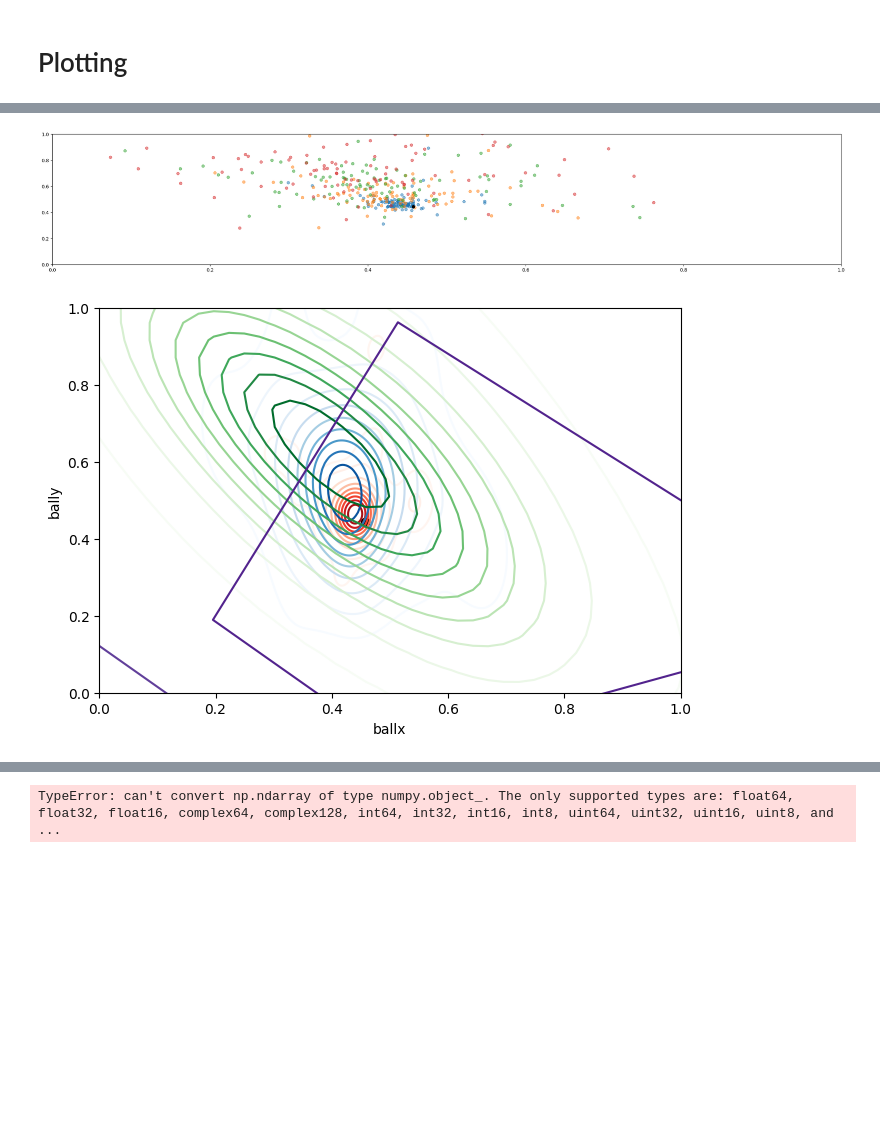
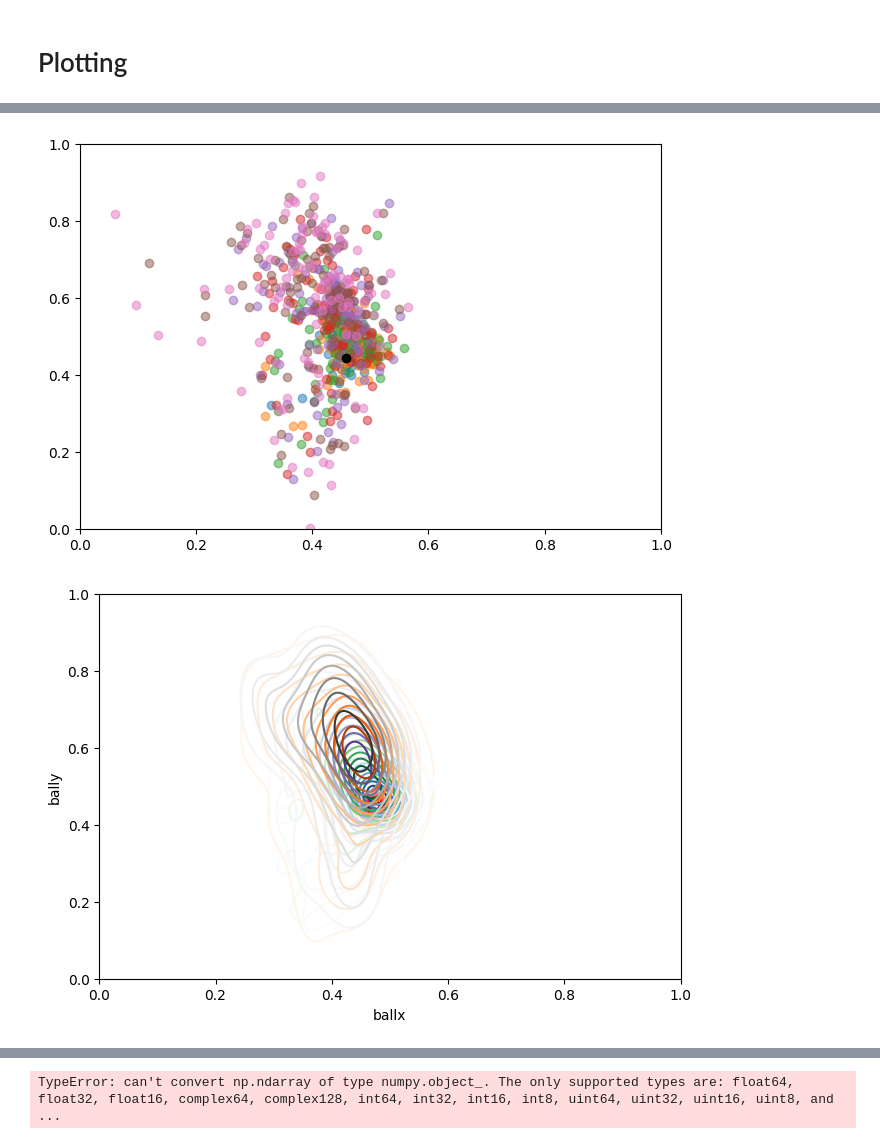
Before and after one commit to nvsclub/LargeTrackingModel, a Jupyter notebook: X2001 Modeling copy.ipynb, the cells around one changed output, grey strips where cells are left out. Saved outputs shown, nothing was run; the diff lists cells and outputs as text; code cells hidden in the pictures; blank space fills up the shorter version.

```diff
--- a/X2001 Modeling copy.ipynb
+++ b/X2001 Modeling copy.ipynb
@@ -27,7 +27,7 @@ DEVICE = torch.device('cuda' if torch.cuda.is_available() else 'cpu')
 # %%
 data = pd.read_feather('data/tracking2.feather')
 # %%
-features = []
+features = ['playDirection']
 # add context vars
 i = 1
 data_context = data.shift(i)
@@ -192,7 +145,7 @@ len(features)
 # %%
 # Parameters
 n_points = 23 # 23 elements on the field
-input_dim = n_points * 2 * N_CONTEXT_FRAMES + len(CONTEXT_VARS) # Flattened x, y coordinates of all points * number of context frames
+input_dim = len(features)
 n_gaussians = 3 # Number of mixture components
 output_dim = 11 * 2 * 2 * n_gaussians # 11 players * 2 teams * 2 coordinates * n_gaussians per point
 # %%
@@ -272,6 +225,7 @@ for i in tqdm(range(play_data.shape[0])):
 
 frames = pd.DataFrame(frames, columns=CONTEXT_VARS)
 # %%
+plt.rcParams['figure.figsize'] = [7.5, 5]
 for i in range(1, 23):
     plt.plot(frames[f'p{i}x'], frames[f'p{i}y'], '.', color='red' if i <= 11 else 'blue', markersize=2, alpha=0.5)
 plt.plot(frames['ballx'], frames['bally'], color='black', marker='o')
@@ -282,21 +236,16 @@ plt.ylim(0, 1);
 # %%
-ball_positions_in_lookahead_10, ball_positions_in_lookahead_20, ball_positions_in_lookahead_30, ball_positions_in_lookahead_40 = [], [], [], []
-max_lookahead = 40
-for i in tqdm(range(100)):
-    current_frame = play_data.iloc[0][features].values.tolist()
-    for i in range(max_lookahead + 1):
-        x = torch.tensor(current_frame, dtype=torch.float32).to(DEVICE).unsqueeze(0)
-        mu, sigma, pi = model(x)
-        samples = sample_from_mdn(mu, sigma, pi, n_samples=1).squeeze(2).detach().cpu().numpy()
-        # Sum the sample with the current frame to get the next frame
-        current_frame[:n_points * 2] += samples.flatten()
-        # shift the context frames
-        current_frame = np.concat([current_frame[:n_points * 2], samples.flatten(), current_frame[2 * n_points * 2:]])
-        if i == 10:
-            ball_positions_in_lookahead_10.append(current_frame[:2])
-        if i == 20:
-            ball_positions_in_lookahead_20.append(current_frame[:2])
-        if i == 30:
-            ball_positions_in_lookahead_30.append(current_frame[:2])
-        if i == 40:
-            ball_positions_in_lookahead_40.append(current_frame[:2])
+ball_positions_in_lookahead = {}
+max_lookahead = 70
+
+current_frame = play_data.iloc[0][features].values.tolist()
+current_frame = [current_frame for _ in range(100)]
+x = torch.tensor(current_frame, dtype=torch.float32).to(DEVICE)
+for i in tqdm(range(max_lookahead + 1)):
+    mu, sigma, pi = model(x)
+    samples = sample_from_mdn(mu, sigma, pi, n_samples=1).squeeze(2).detach().cpu().numpy()
+    samples = torch.tensor([sample.flatten() for sample in samples], dtype=torch.float32).to(DEVICE)
+    x[:, 1:n_points * 2 + 1] += samples
+    x = torch.concat([x[:, :n_points * 2 + 1], samples], axis=1)
+
+    if (i % 10 == 0) and (i != 0):
+        ball_positions_in_lookahead[str(i)] = x[:, 1:3].detach().cpu().numpy()
@@ -303,21 +268,22 @@ for i in tqdm(range(100)):
 # %%
-for i, ball_positions_in_lookahead in enumerate([ball_positions_in_lookahead_10, ball_positions_in_lookahead_20, ball_positions_in_lookahead_30, ball_positions_in_lookahead_40]):
-    lookahead_data = pd.DataFrame(ball_positions_in_lookahead, columns=['ballx', 'bally'])
+plt.rcParams['figure.figsize'] = [7.5, 5]
+for i, ball_positions in enumerate(ball_positions_in_lookahead.values()):
+    lookahead_data = pd.DataFrame(ball_positions, columns=['ballx', 'bally'])
     plt.scatter(lookahead_data['ballx'], lookahead_data['bally'], c=f'C{i}', alpha=0.5)
 plt.scatter(play_data.iloc[0]['ballx'], play_data.iloc[0]['bally'], c='black')
 plt.xlim(0, 1);
 plt.ylim(0, 1);
 # %% [output]
-[figure, old version]
+[figure, new version]
 # %%
 import seaborn as sns
 plt.rcParams['figure.figsize'] = [7.5, 5]
-cmaps = ['Reds', 'Blues', 'Greens', 'Purples']
-for i, ball_positions_in_lookahead in enumerate([ball_positions_in_lookahead_10, ball_positions_in_lookahead_20, ball_positions_in_lookahead_30, ball_positions_in_lookahead_40]):
-    lookahead_data = pd.DataFrame(ball_positions_in_lookahead, columns=['ballx', 'bally'])
+cmaps = ['Reds', 'Blues', 'Greens', 'Purples', 'Oranges', 'Greys']
+for i, ball_positions in enumerate(list(ball_positions_in_lookahead.values())[:6]):
+    lookahead_data = pd.DataFrame(ball_positions, columns=['ballx', 'bally'])
     sns.kdeplot(x=lookahead_data['ballx'], y=lookahead_data['bally'], cmap=cmaps[i])
 plt.scatter(play_data.iloc[0]['ballx'], play_data.iloc[0]['bally'], c='black')
 plt.xlim(0, 1);
 plt.ylim(0, 1);
 # %% [output]
-[figure, old version]
+[figure, new version]
```
Also changed, not shown: parts of 13 cells of this notebook, 3 other files.
